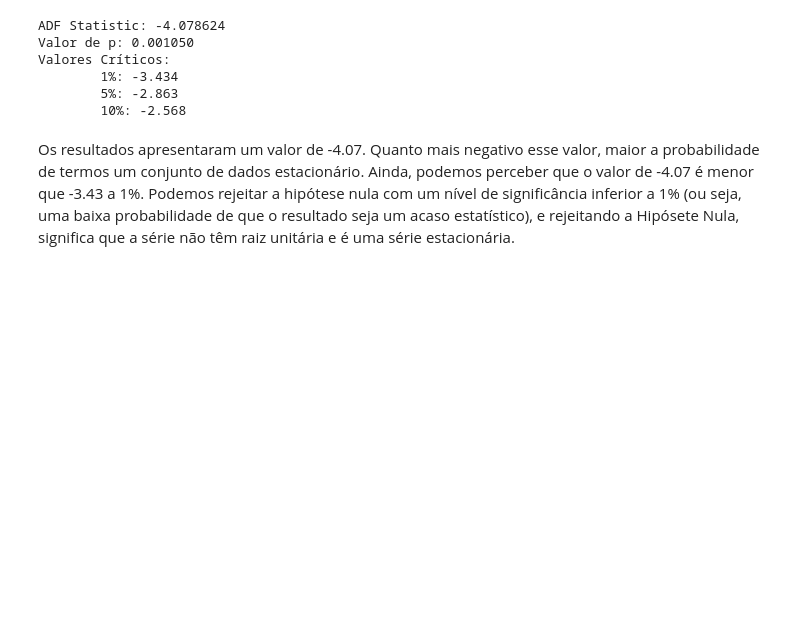
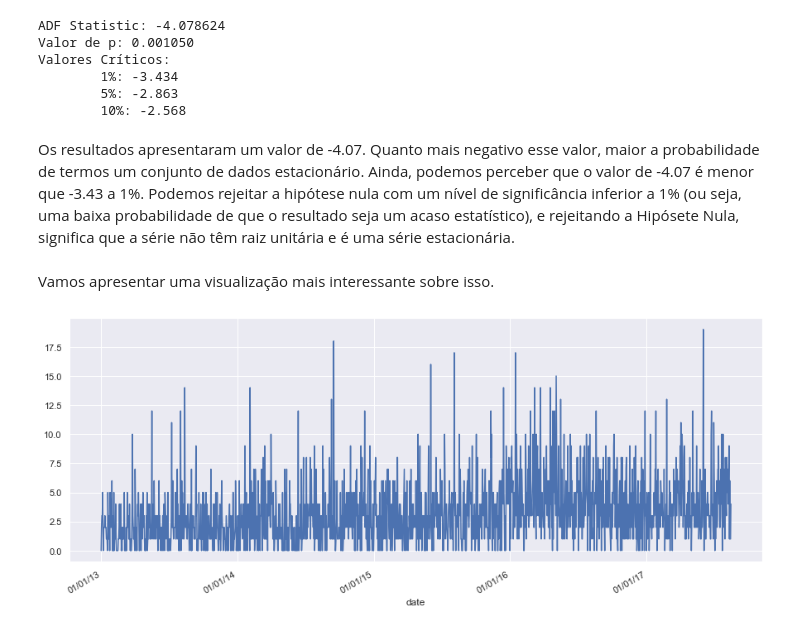
Before and after one commit to willianpina/Time_Series_Studies, a Jupyter notebook: Aspectos_Basicos_da_Analise_de_Series_Temporais.ipynb, the cells around one changed output. Saved outputs shown, nothing was run; the diff lists cells and outputs as text; code cells hidden in the pictures; blank space fills up the shorter version.

```diff
--- a/series_temporais.ipynb
+++ b/Aspectos_Basicos_da_Analise_de_Series_Temporais.ipynb
@@ -316,3 +316,12 @@ Valores Críticos:
         10%: -2.568
 # %% [markdown]
 <p>Os resultados apresentaram um valor de -4.07. Quanto mais negativo esse valor, maior a probabilidade de termos um conjunto de dados estacionário. Ainda, podemos perceber que o valor de -4.07 é menor que -3.43 a 1%. Podemos rejeitar a hipótese nula com um nível de significância inferior a 1% (ou seja, uma baixa probabilidade de que o resultado seja um acaso estatístico), e rejeitando a Hipósete Nula, significa que a série não têm raiz unitária e é uma série estacionária.</p>
+# %% [markdown]
+<p>Vamos apresentar uma visualização mais interessante sobre isso.</p>
+# %%
+from matplotlib.dates import DateFormatter
+date_formatter = DateFormatter("%D")
+ax = sales['sales'].plot(figsize=(15, 6))
+ax.xaxis.set_major_formatter(date_formatter)
+# %% [output]
+[figure, added]
```
Also changed, not shown: parts of 1 cell of this notebook.
